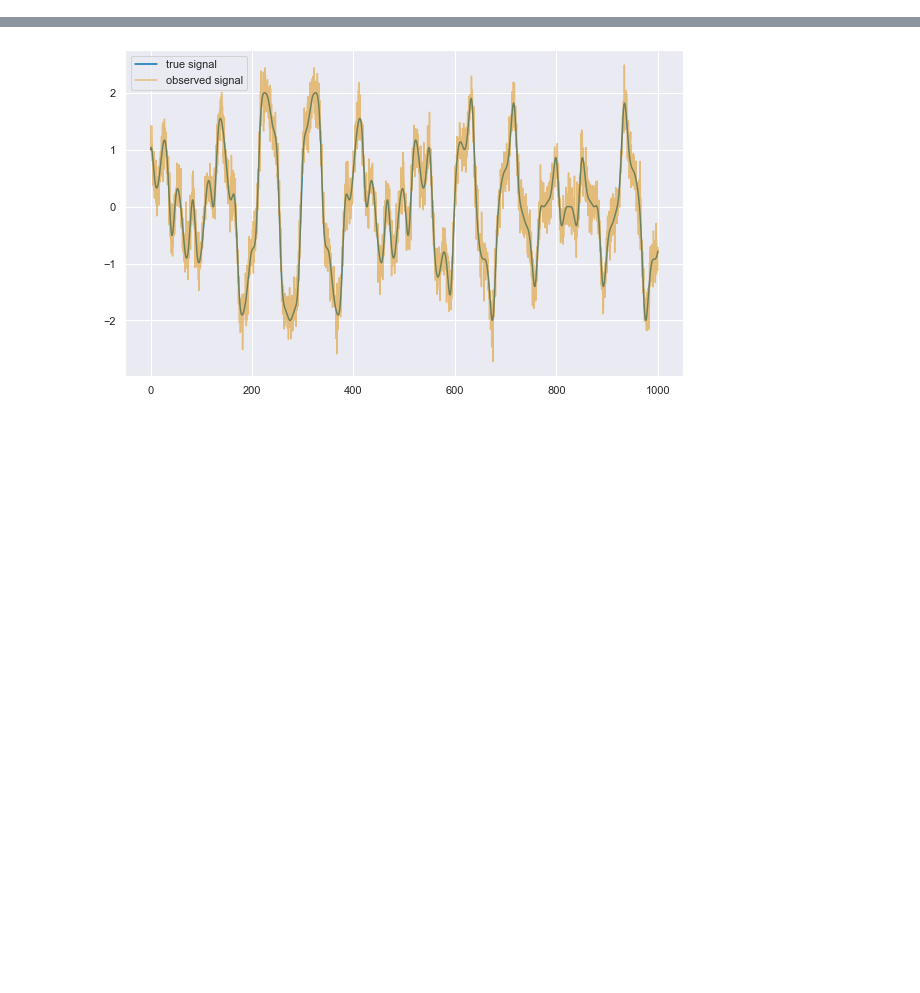
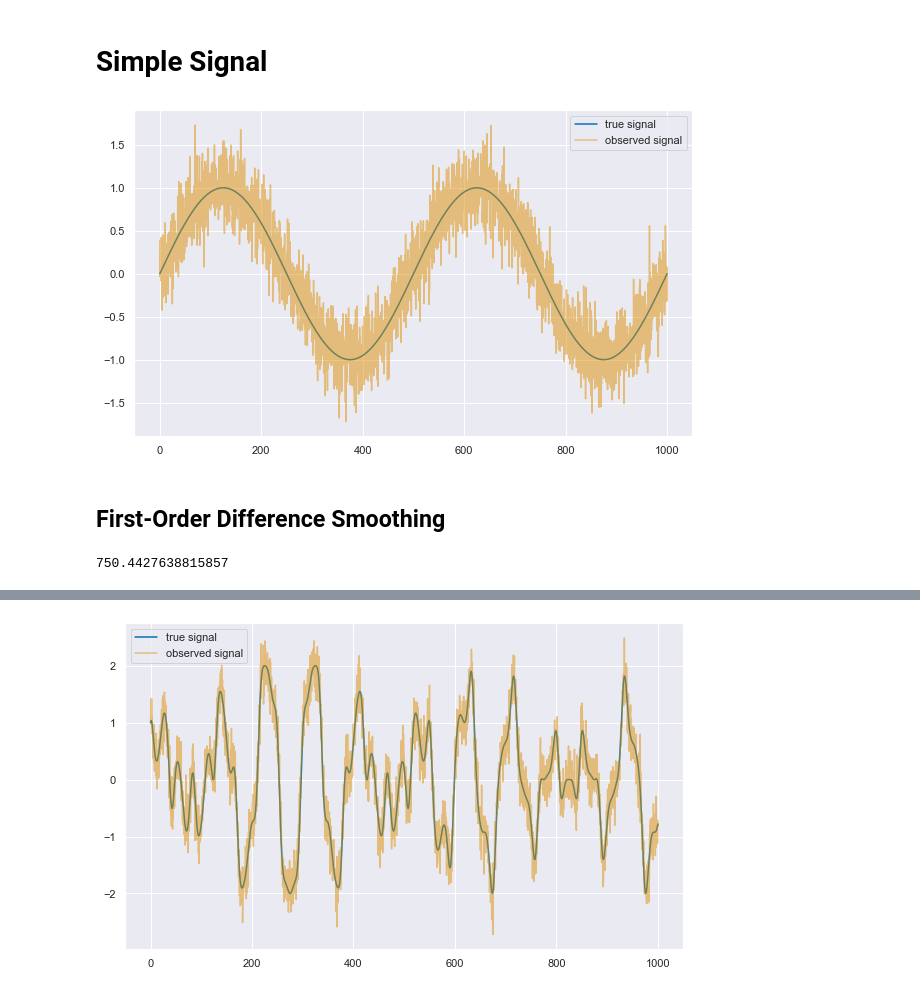
Before and after one commit to cvxgrp/signal-decomposition, a Jupyter notebook: notebooks/OSD_ProofOfConcept.ipynb, the cells around one changed output, grey strips where cells are left out. Drawn from its saved outputs; the diff is of its cells as text; code cells hidden in the pictures; blank space fills up the shorter version.

Commit message:
simple and complex signal examples in notebook

```diff
--- a/notebooks/OSD_ProofOfConcept.ipynb
+++ b/notebooks/OSD_ProofOfConcept.ipynb
@@ -9,3 +9,28 @@ sys.path.append('..')
 from osd import Problem
 from osd.components import GaussNoise, SmoothSecondDifference, SmoothFirstDifference
 import cvxpy as cvx
+# %% [markdown]
+# Simple Signal
+# %%
+np.random.seed(42)
+t = np.linspace(0, 1000, 3000)
+# signal1 = (np.sin(2 * np.pi * t * 5 / (500.))
+#            + np.cos(2 * np.pi * t * 7 / (550.) + np.sin(2 * np.pi * t * 13 / (550.))))
+signal1 = np.sin(2 * np.pi * t * 1 / (500.))
+y = signal1 + 0.25 * np.random.randn(len(signal1))
+# %%
+plt.figure(figsize=(10, 6))
+plt.plot(t, signal1, label='true signal')
+plt.plot(t, y, alpha=0.5, label='observed signal')
+plt.legend()
+plt.show()
+# %% [output]
+[figure, added]
+# %% [markdown]
+## First-Order Difference Smoothing
+# %%
+problem = Problem(data=y, components=[GaussNoise, SmoothFirstDifference])
+problem.optimize_parameters(solver='MOSEK')
+problem.components[1].parameters[0].value
+# %% [output]
+750.4427638815857
```
Also changed, not shown: parts of 7 cells of this notebook, 1 other file.
